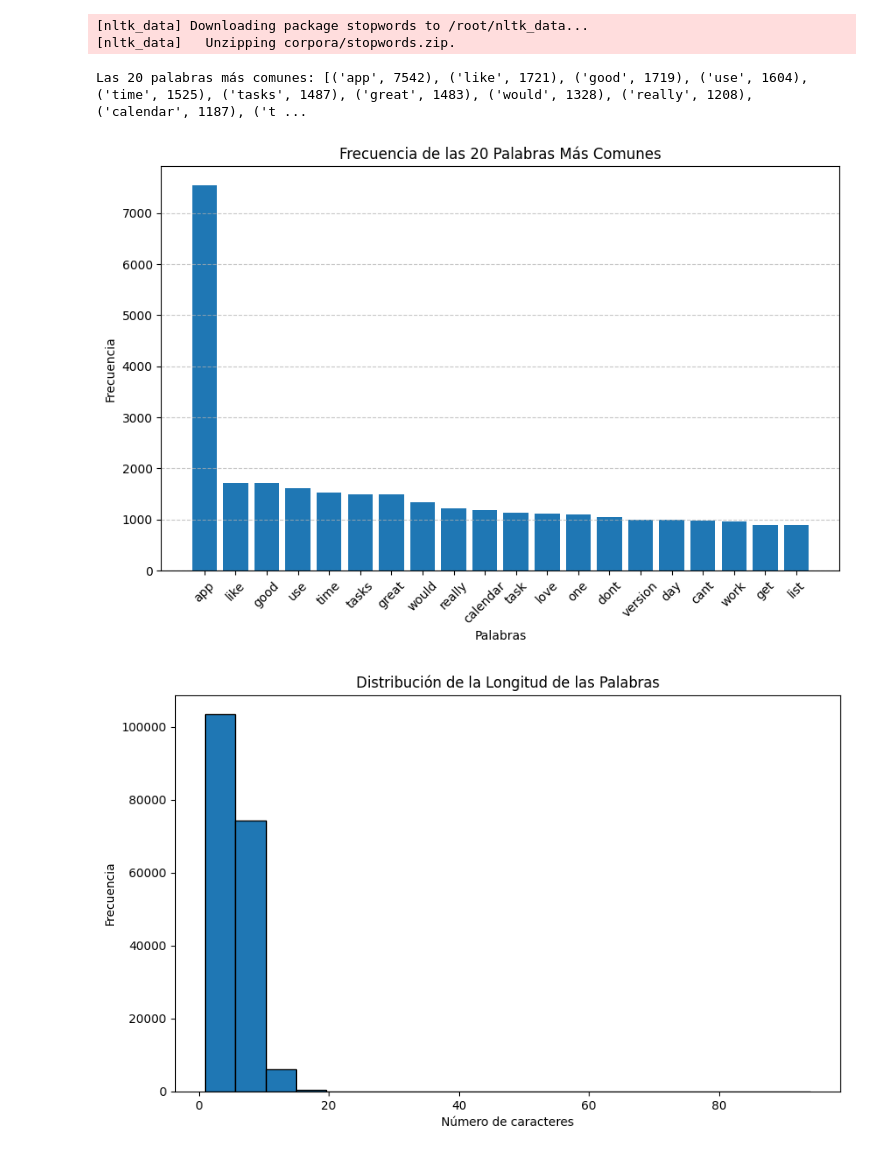
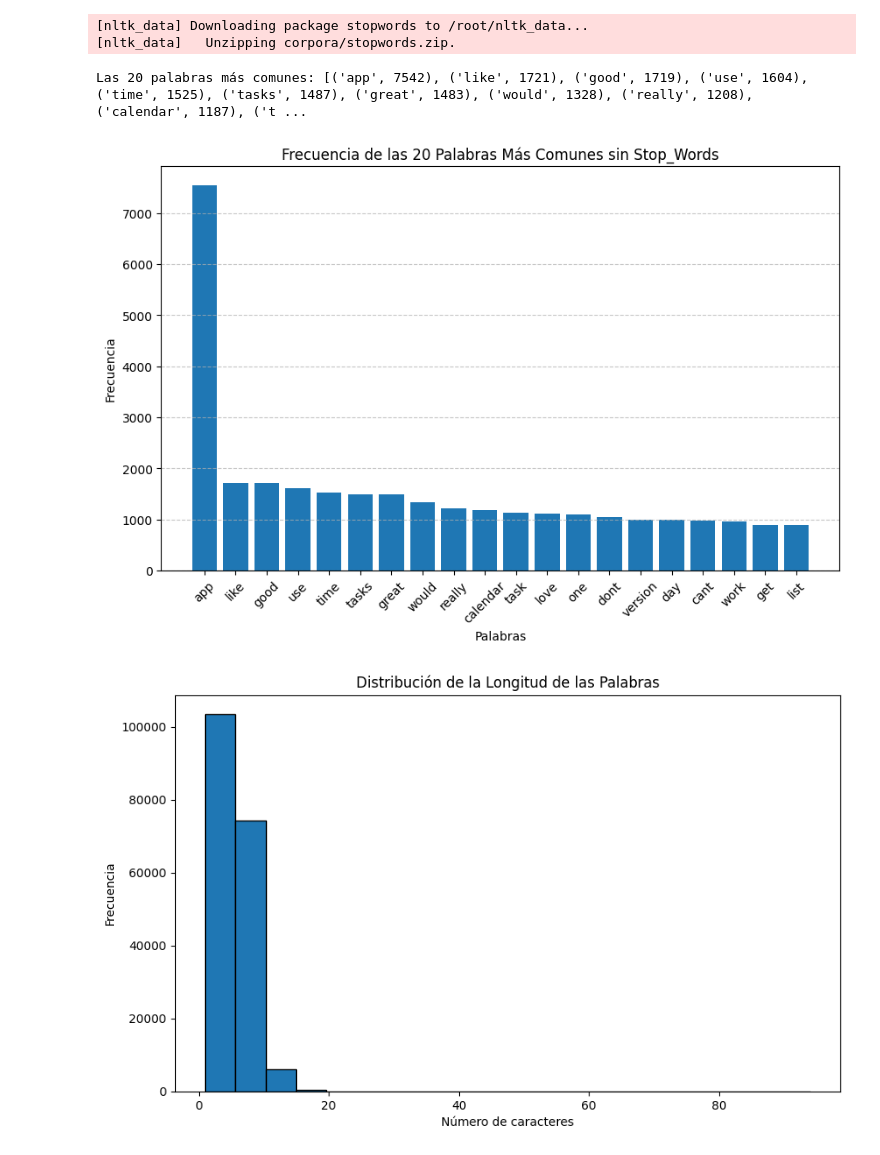
Before and after one commit to Polo9422/DataScience-III, a Jupyter notebook: DataScience_III.ipynb, the cells around one changed output. Drawn from its saved outputs; the diff is of its cells as text; code cells hidden in the pictures.

```diff
--- a/DataScience_III.ipynb
+++ b/DataScience_III.ipynb
@@ -276,30 +305,30 @@ cleaned_corpus = [preprocess(sentence) for sentence in df_reviews['content']]
 # %%
 from collections import Counter
 import matplotlib.pyplot as plt
 
 # Aplanar la lista de listas
 all_words = [word for sentence in cleaned_corpus for word in sentence]
 
 # Contar la frecuencia de las palabras
 word_freq = Counter(all_words)
 
 # Mostrar las 20 palabras más comunes
 most_common_words = word_freq.most_common(20)
 print("Las 20 palabras más comunes:", most_common_words)
 
 # Gráfico de las palabras más comunes
 words, counts = zip(*most_common_words)
 plt.figure(figsize=(10, 6))
 plt.bar(words, counts)
-plt.title('Frecuencia de las 20 Palabras Más Comunes')
+plt.title('Frecuencia de las 20 Palabras Más Comunes sin Stop_Words')
 plt.xlabel('Palabras')
 plt.ylabel('Frecuencia')
 plt.xticks(rotation=45)
 plt.grid(axis='y', linestyle='--', alpha=0.7)
 plt.show()
 # %% [output]
 Las 20 palabras más comunes: [('app', 7542), ('like', 1721), ('good', 1719), ('use', 1604), ('time', 1525), ('tasks', 1487), ('great', 1483), ('would', 1328), ('really', 1208), ('calendar', 1187), ('t ...
-[figure, old version]
+[figure, new version]
 # %%
 word_lengths = [len(word) for word in all_words]
 
```
Also changed, not shown: parts of 37 cells of this notebook.
